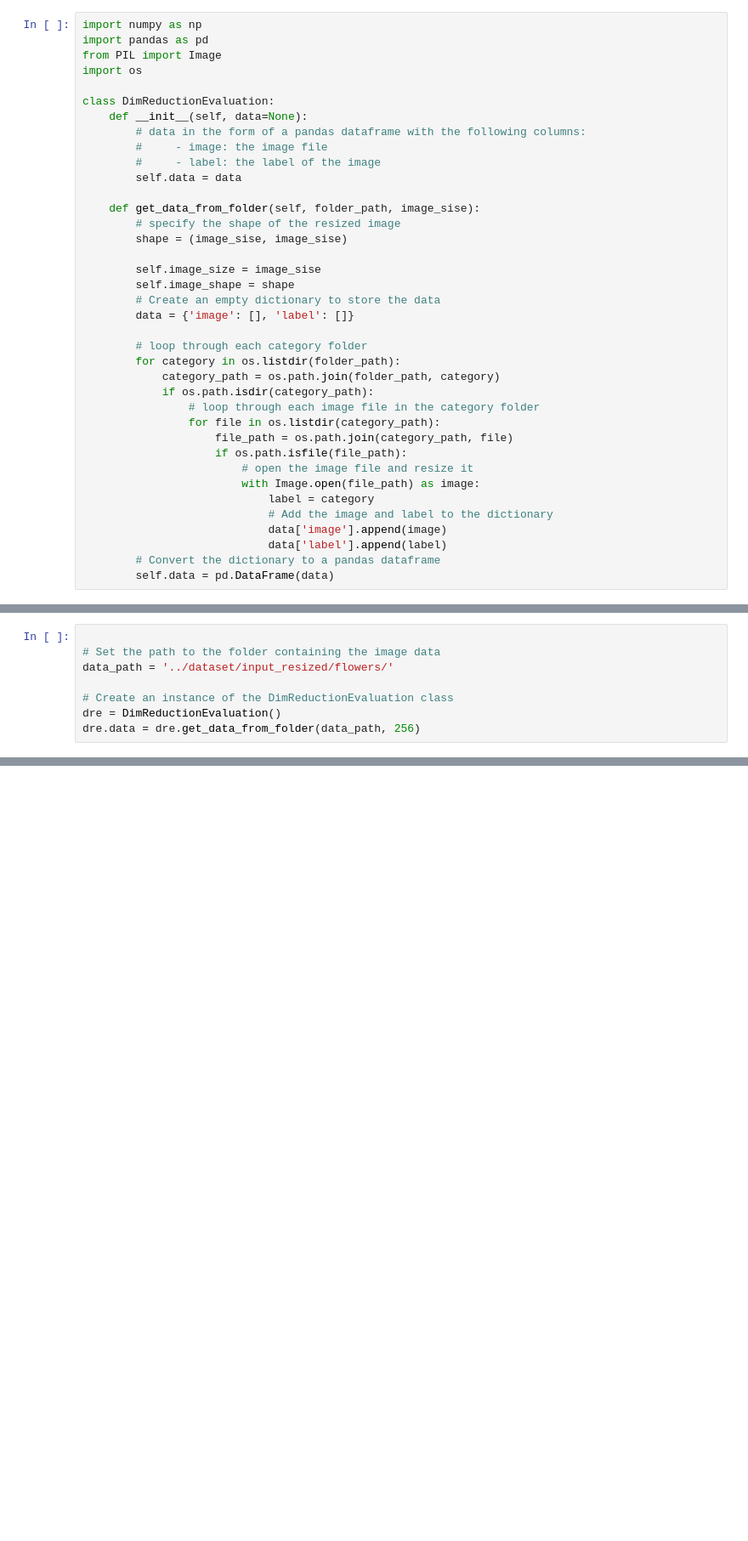
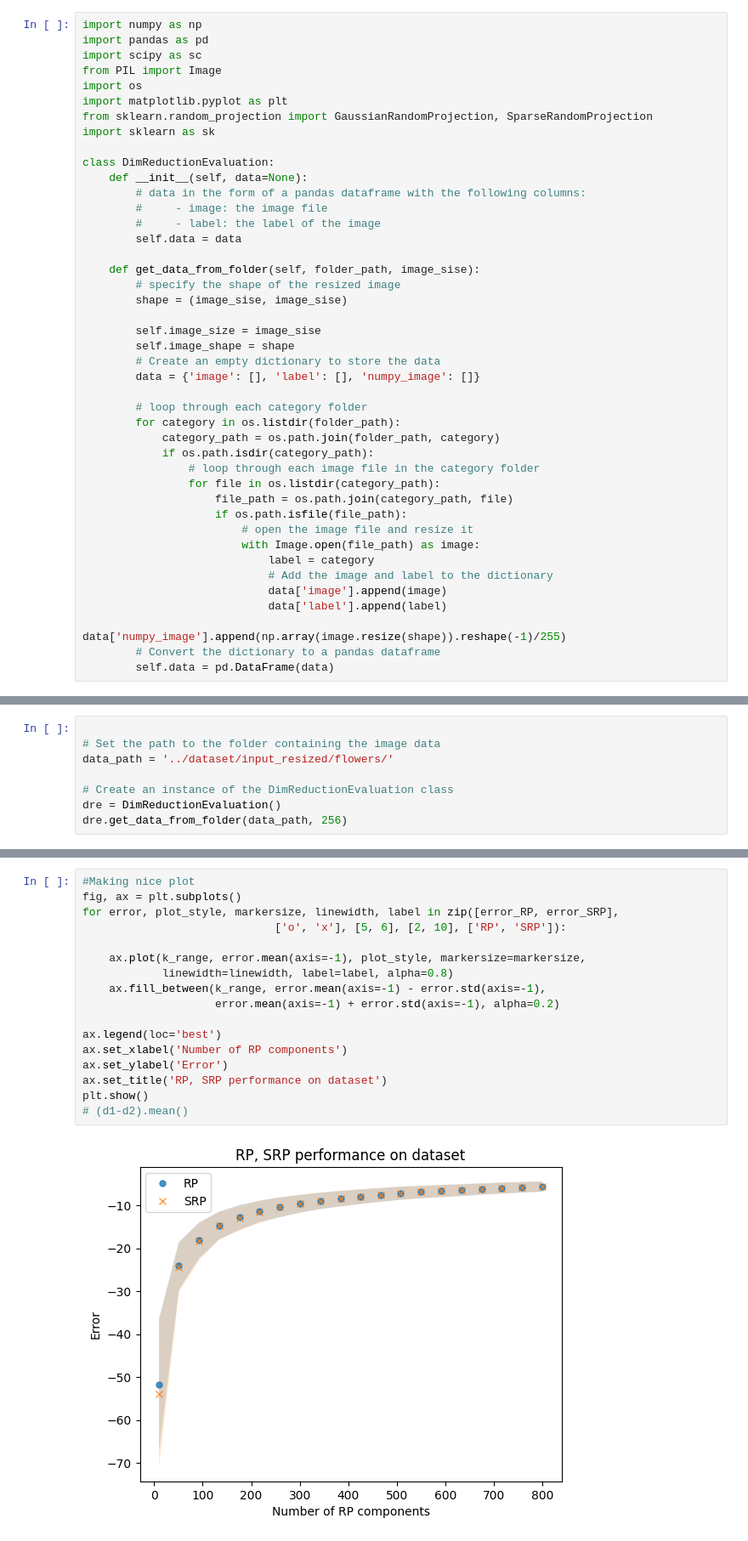
Before and after one commit to fabriconian/CSE382M_final, a Jupyter notebook: scripts/dim_reduction_evaluation.ipynb, the cells around one changed output, grey strips where cells are left out. Shown: that part at 85% size. Drawn from its saved outputs; the diff is of its cells as text; blank space fills up the shorter version.

```diff
--- a/scripts/dim_reduction_evaluation.ipynb
+++ b/scripts/dim_reduction_evaluation.ipynb
@@ -1,8 +1,12 @@
 # %%
 import numpy as np
 import pandas as pd
+import scipy as sc
 from PIL import Image
 import os
+import matplotlib.pyplot as plt
+from sklearn.random_projection import GaussianRandomProjection, SparseRandomProjection
+import sklearn as sk
 
 class DimReductionEvaluation:
     def __init__(self, data=None):
@@ -18,7 +22,7 @@ class DimReductionEvaluation:
         self.image_size = image_sise
         self.image_shape = shape
         # Create an empty dictionary to store the data
-        data = {'image': [], 'label': []}
+        data = {'image': [], 'label': [], 'numpy_image': []}
 
         # loop through each category folder
         for category in os.listdir(folder_path):
@@ -34,5 +38,6 @@ class DimReductionEvaluation:
                             # Add the image and label to the dictionary
                             data['image'].append(image)
                             data['label'].append(label)
+                            data['numpy_image'].append(np.array(image.resize(shape)).reshape(-1)/255)
         # Convert the dictionary to a pandas dataframe
         self.data = pd.DataFrame(data)
@@ -45,4 +48,4 @@ data_path = '../dataset/input_resized/flowers/'
 
 # Create an instance of the DimReductionEvaluation class
 dre = DimReductionEvaluation()
-dre.data = dre.get_data_from_folder(data_path, 256)
+dre.get_data_from_folder(data_path, 256)
@@ -48,0 +90,19 @@ dre.data = dre.get_data_from_folder(data_path, 256)
+# %%
+#Making nice plot
+fig, ax = plt.subplots()
+for error, plot_style, markersize, linewidth, label in zip([error_RP, error_SRP],
+                             ['o', 'x'], [5, 6], [2, 10], ['RP', 'SRP']):
+
+    ax.plot(k_range, error.mean(axis=-1), plot_style, markersize=markersize,
+            linewidth=linewidth, label=label, alpha=0.8)
+    ax.fill_between(k_range, error.mean(axis=-1) - error.std(axis=-1),
+                    error.mean(axis=-1) + error.std(axis=-1), alpha=0.2)
+
+ax.legend(loc='best')
+ax.set_xlabel('Number of RP components')
+ax.set_ylabel('Error')
+ax.set_title('RP, SRP performance on dataset')
+plt.show()
+# (d1-d2).mean()
+# %% [output]
+[figure, added]
```
Also changed, not shown: parts of 5 cells of this notebook.
